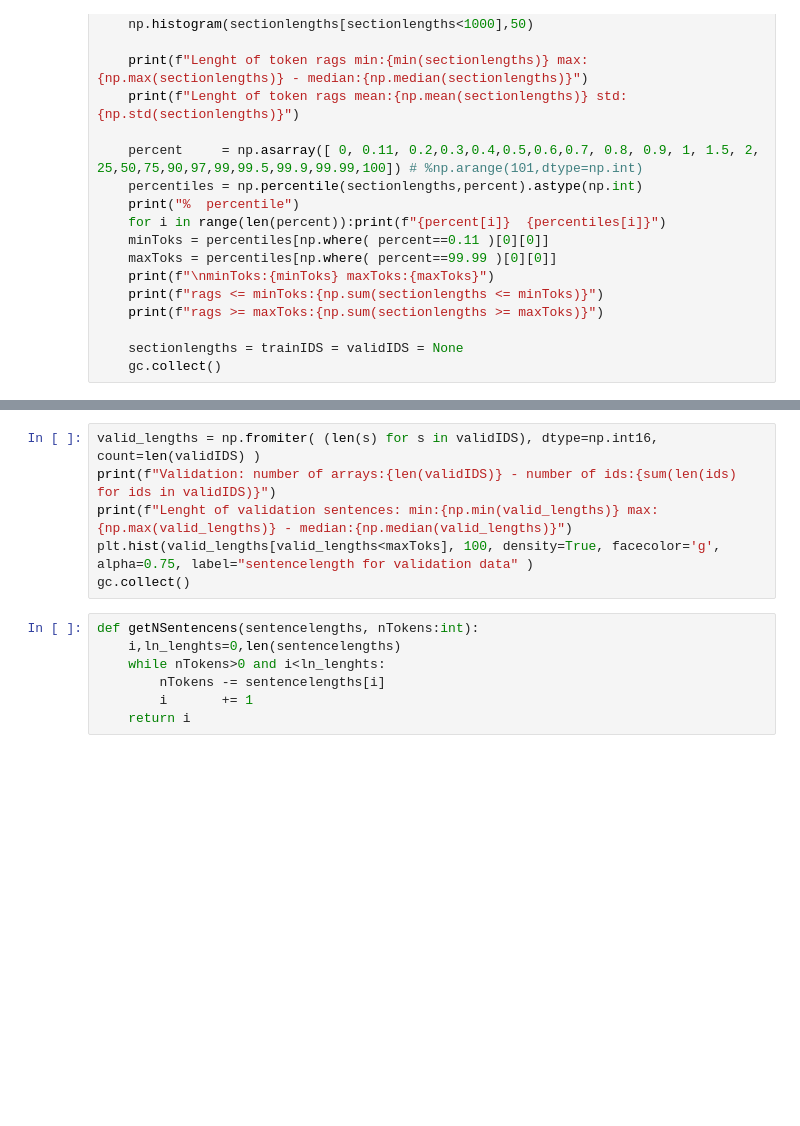
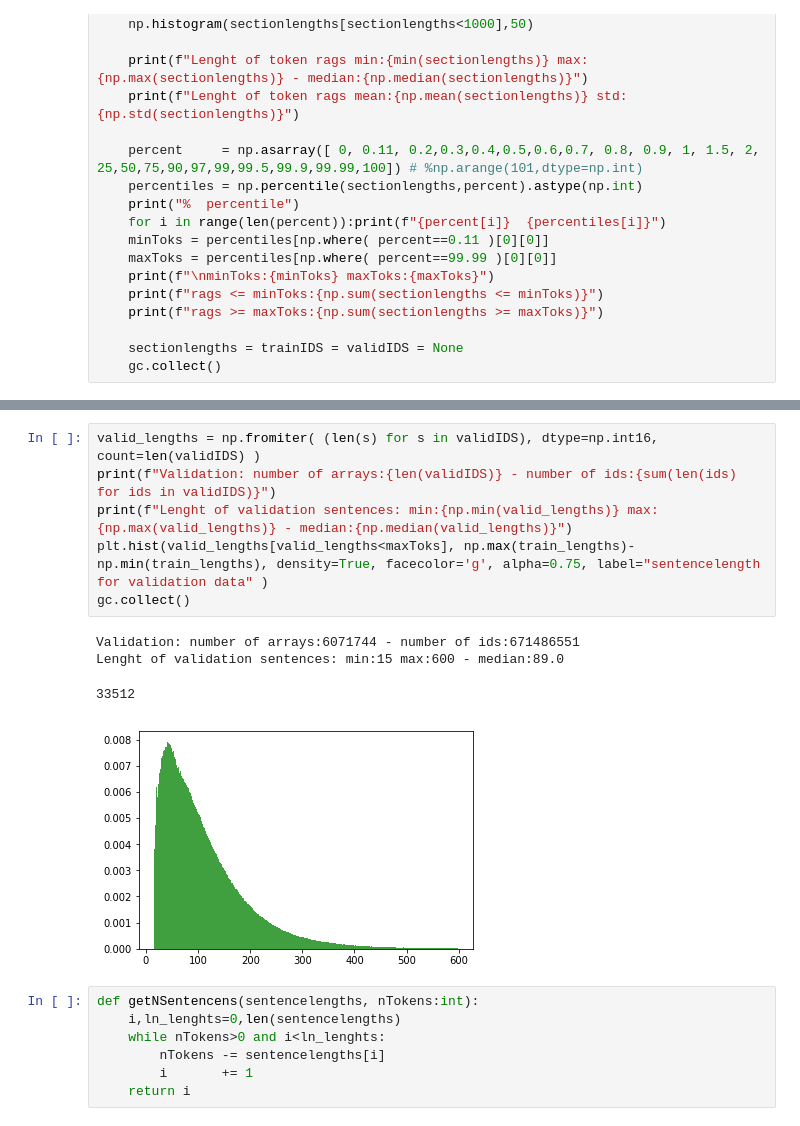
Before and after one commit to kasparlund/nlp, a Jupyter notebook: ULMFiT-Sentencepiece-Wiki-Training.ipynb, the cells around one changed output, grey strips where cells are left out. Drawn from its saved outputs; the diff is of its cells as text; blank space fills up the shorter version.

```diff
--- a/ULMFiT-Sentencepiece-Wiki-Training.ipynb
+++ b/ULMFiT-Sentencepiece-Wiki-Training.ipynb
@@ -302,9 +311,14 @@ gc.collect()
 # %%
 valid_lengths = np.fromiter( (len(s) for s in validIDS), dtype=np.int16, count=len(validIDS) )
 print(f"Validation: number of arrays:{len(validIDS)} - number of ids:{sum(len(ids) for ids in validIDS)}")
 print(f"Lenght of validation sentences: min:{np.min(valid_lengths)} max:{np.max(valid_lengths)} - median:{np.median(valid_lengths)}")
-plt.hist(valid_lengths[valid_lengths<maxToks], 100, density=True, facecolor='g', alpha=0.75, label="sentencelength for validation data" )
+plt.hist(valid_lengths[valid_lengths<maxToks], np.max(train_lengths)-np.min(train_lengths), density=True, facecolor='g', alpha=0.75, label="sentencelength for validation data" )
 gc.collect()
+# %% [output]
+Validation: number of arrays:6071744 - number of ids:671486551
+Lenght of validation sentences: min:15 max:600 - median:89.0
+33512
+[figure, added]
 # %%
 def getNSentencens(sentencelengths, nTokens:int):
     i,ln_lenghts=0,len(sentencelengths)
```
Also changed, not shown: parts of 41 cells of this notebook, 2 other files.
